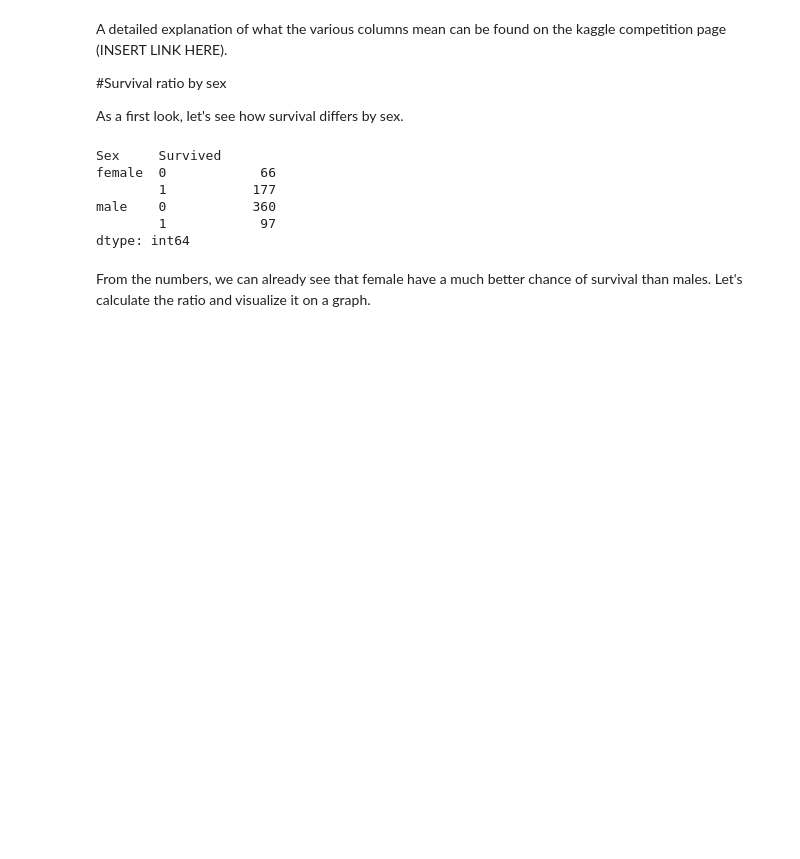
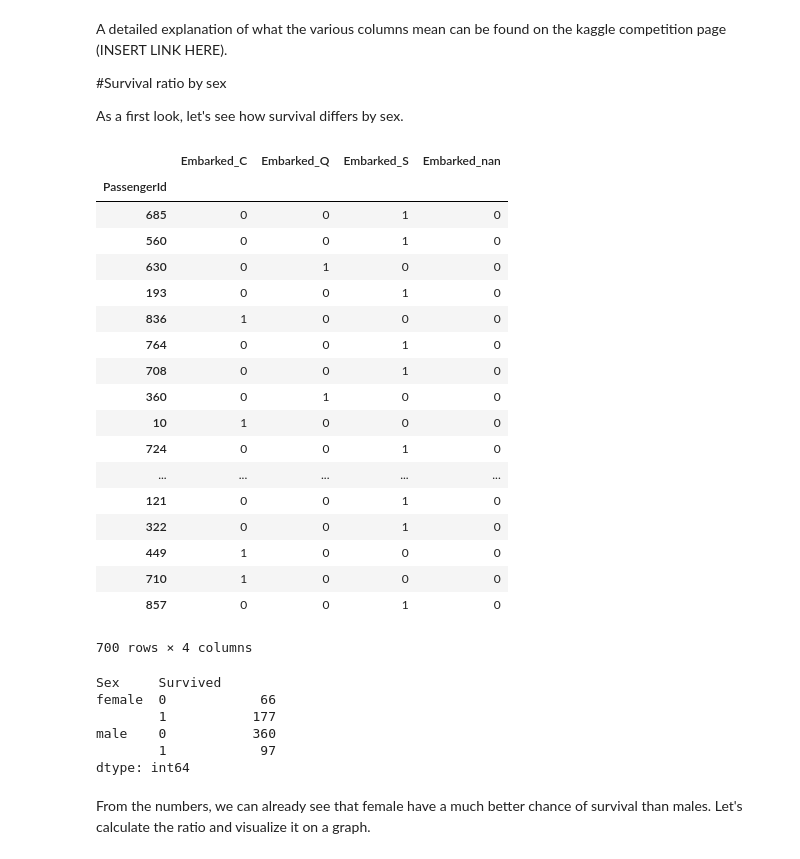
Before and after one commit to Mistborn/titanic, a Jupyter notebook: Titanic.ipynb, the cells around one changed output. Drawn from its saved outputs; the diff is of its cells as text; code cells hidden in the pictures; blank space fills up the shorter version.

```diff
--- a/Titanic.ipynb
+++ b/Titanic.ipynb
@@ -34,6 +34,28 @@ A detailed explanation of what the various columns mean can be found on the kagg
 #Survival ratio by sex
 
 As a first look, let's see how survival differs by sex.
+# %%
+pd.get_dummies(people['Embarked'], prefix='Embarked', dummy_na=True)
+# %% [output]
+|  | Embarked_C | Embarked_Q | Embarked_S | Embarked_nan |
+| PassengerId |  |  |  |  |
+| 685 | 0 | 0 | 1 | 0 |
+| 560 | 0 | 0 | 1 | 0 |
+| 630 | 0 | 1 | 0 | 0 |
+| 193 | 0 | 0 | 1 | 0 |
+| 836 | 1 | 0 | 0 | 0 |
+| 764 | 0 | 0 | 1 | 0 |
+| 708 | 0 | 0 | 1 | 0 |
+| 360 | 0 | 1 | 0 | 0 |
+| 10 | 1 | 0 | 0 | 0 |
+| 724 | 0 | 0 | 1 | 0 |
+| ... | ... | ... | ... | ... |
+| 121 | 0 | 0 | 1 | 0 |
+| 322 | 0 | 0 | 1 | 0 |
+| 449 | 1 | 0 | 0 | 0 |
+| 710 | 1 | 0 | 0 | 0 |
+| 857 | 0 | 0 | 1 | 0 |
+700 rows × 4 columns
 # %%
 gender_survival = people.groupby(['Sex', 'Survived']).size()
 gender_survival
```
Also changed, not shown: parts of 2 cells of this notebook.
